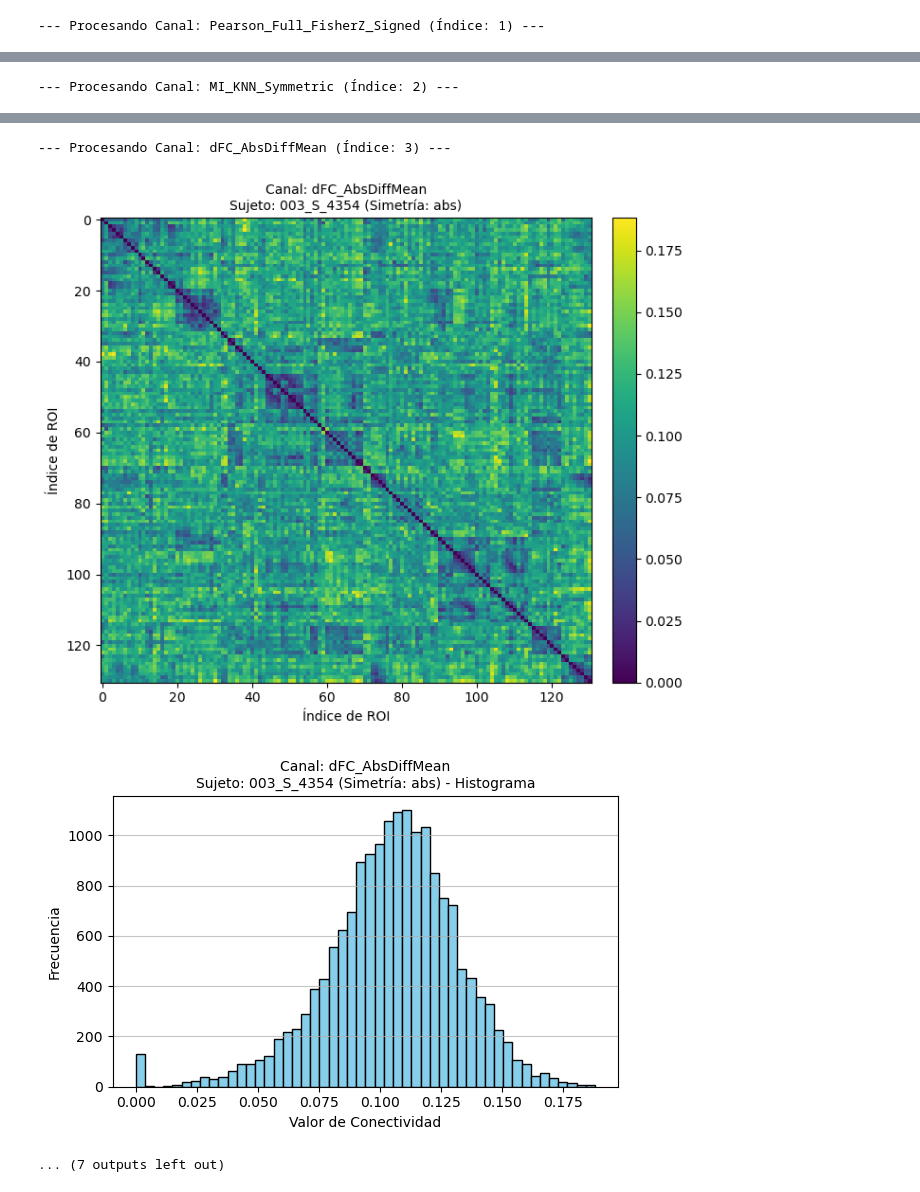
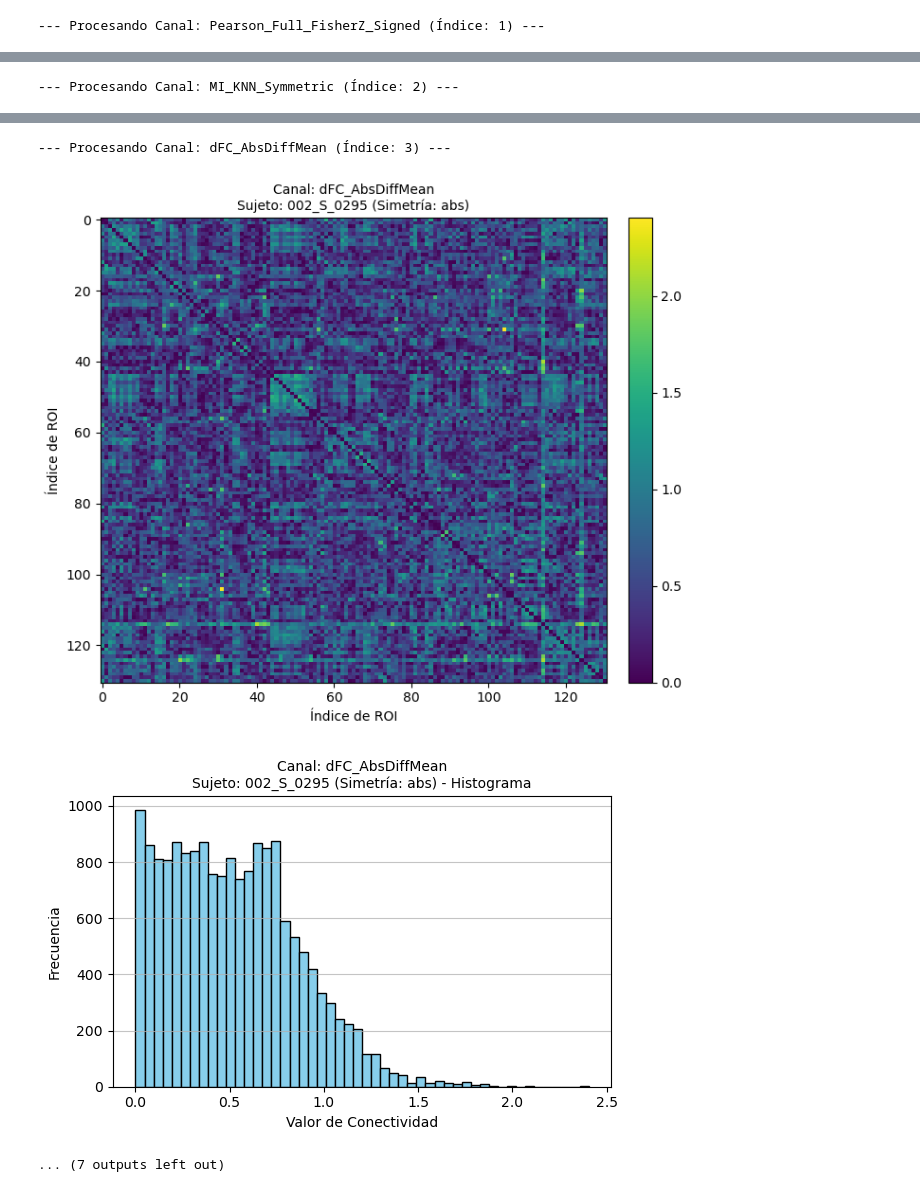
Before and after one commit to SantiagoVBlasL/AAL_166, a Jupyter notebook: load_and_plot_tensor.ipynb, the cells around one changed output, grey strips where cells are left out. Cells and saved outputs as stored; diff of their text form; code cells hidden in the pictures.

```diff
--- a/load_and_plot_tensor.ipynb
+++ b/load_and_plot_tensor.ipynb
@@ -252,14 +252,14 @@ def visualize_tensor_data(
 # Asegúrate de que esta ruta sea correcta para tu sistema y la salida de tu pipeline.
 # El nombre del directorio puede variar ligeramente (ej. v6.5 vs v6.4_Robust)
 INDIVIDUAL_TENSORS_BASE_DIR = Path(
-    "/home/diego/Escritorio/AAL3/AAL3_131ROIs_fmri_tensor_OMST_GCE_Signed_GrangerLag1_NeuroEnhanced_v6.5.9_ParallelTuned/individual_subject_tensors"
+    "/home/diego/Escritorio/AAL3/AAL3_131ROIs_fmri_tensor_OMST_GCE_Signed_GrangerLag1_ChNorm_NeuroEnhanced_v6.5.11_ParallelTuned/individual_subject_tensors"
 )
 #INDIVIDUAL_TENSORS_BASE_DIR = Path("/home/diego/Escritorio/AAL3/AAL3_131ROIs_fmri_tensor_OMST_GCE_1lag_NeuroEnhanced_v6.5/individual_subject_tensors") # Ejemplo
 # NOMBRE_ARCHIVO_TENSOR_GLOBAL = Path("/home/diego/Escritorio/AAL3/AAL3_131ROIs_fmri_tensor_OMST_GCE_1lag_NeuroEnhanced_v6.5/GLOBAL_TENSOR_AAL3_131ROIs_434subs_4ch_1lag.npz") # Ejemplo
 
 
 # --- Ejemplo 1: Visualizar TODOS los canales de un sujeto individual ---
-subject_id_to_check = "003_S_4354"
+subject_id_to_check = "002_S_0295"
 # Asumiendo que el nombre de archivo es consistente con tu pipeline (4 canales, 131 ROIs)
 #file_name_individual = f"tensor_4ch_131rois_{subject_id_to_check}.npz"
 file_name_individual = f"tensor_6ch_131rois_{subject_id_to_check}.npz" # Asegúrate de que este nombre sea correcto
@@ -337,4 +337,4 @@ Seleccionando todos los 6 canales disponibles.
 --- Procesando Canal: dFC_AbsDiffMean (Índice: 3) ---
-[figure, old version]
+[figure, new version]
-[figure, old version]
+[figure, new version]
 ... (7 outputs left out)
```
Also changed, not shown: parts of 1 cell of this notebook, 1 other file.
